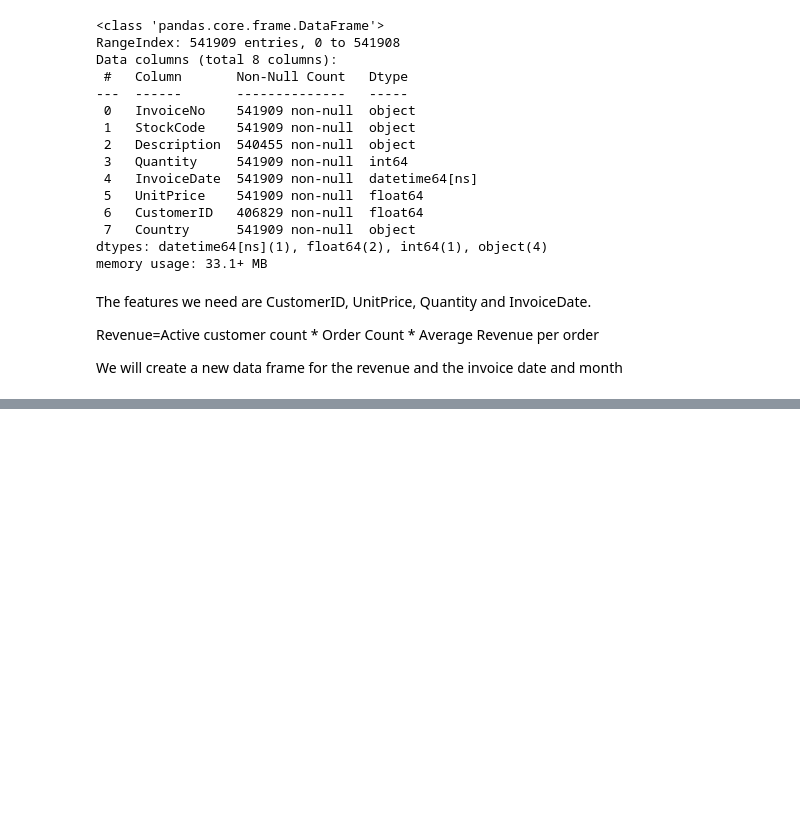
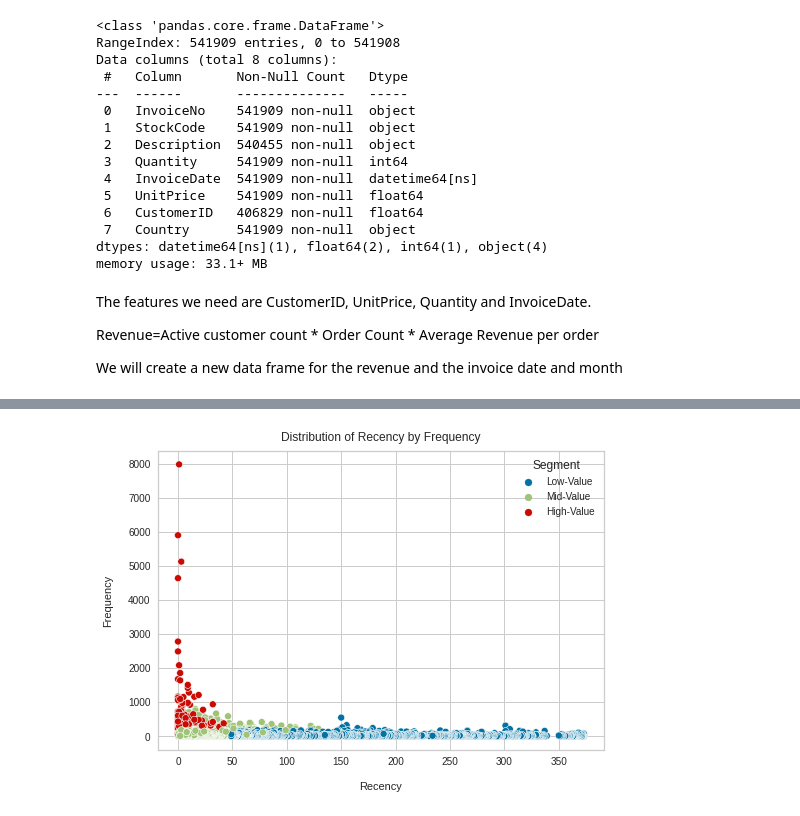
Before and after one commit to pk2971/Customer-Lifetime-Value-Analysis-and-Prediction, a Jupyter notebook: LTV_Customer_Analysis.ipynb, the cells around one changed output, grey strips where cells are left out. Cells and saved outputs as stored; diff of their text form; code cells hidden in the pictures; blank space fills up the shorter version.

```diff
--- a/LTV_Customer_Analysis.ipynb
+++ b/LTV_Customer_Analysis.ipynb
@@ -65,0 +248,7 @@ RFM Clustering of the customers
+# %%
+sns.scatterplot(x=df_user['Recency'],y=df_user['Frequency'],hue=df_user['Segment'])
+plt.xlabel("Recency", labelpad=15)
+plt.ylabel("Frequency", labelpad=15)
+plt.title("Distribution of Recency by Frequency", y=1.013);
+# %% [output]
+[figure, added]
```
Also changed, not shown: parts of 28 cells of this notebook.
